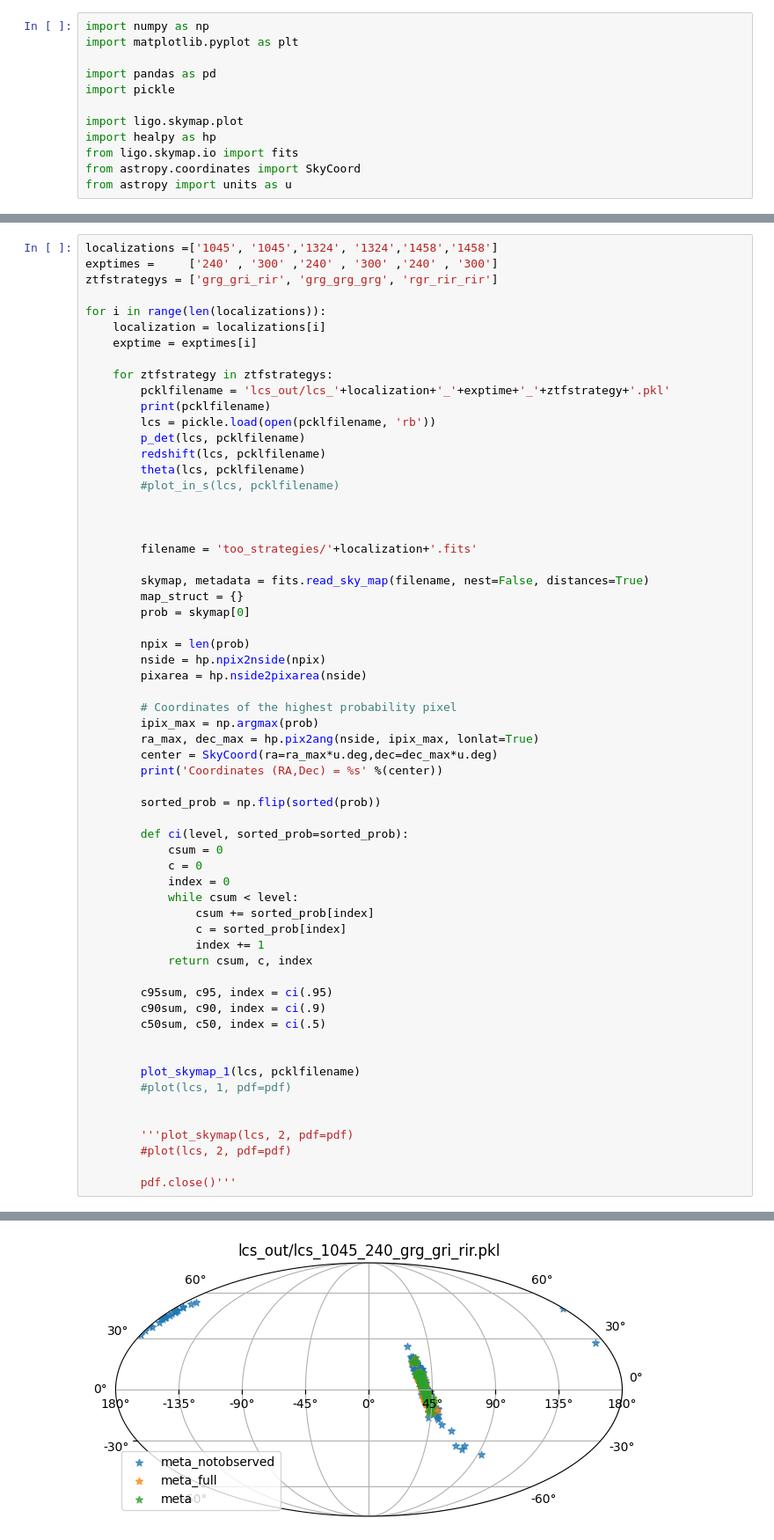
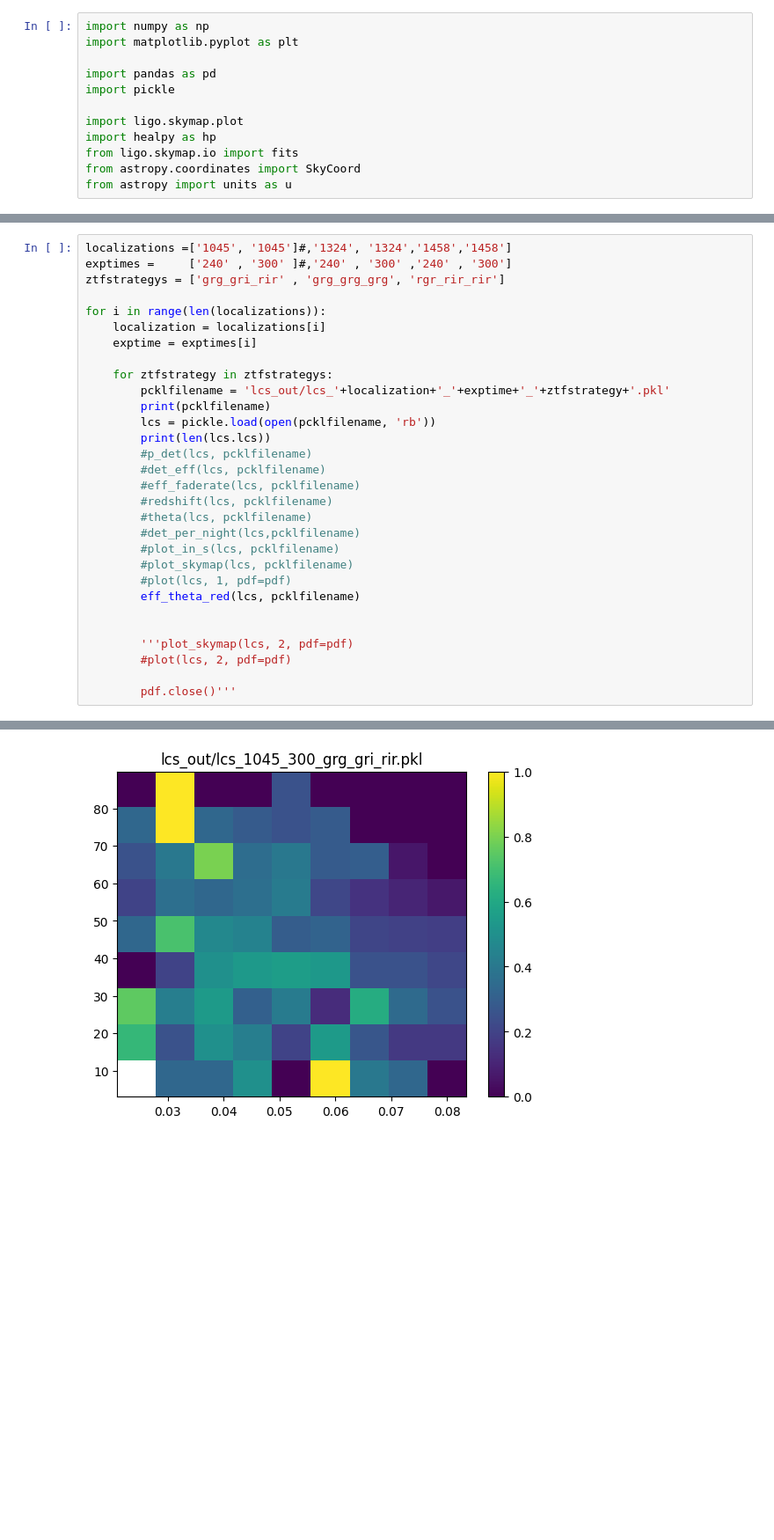
Before and after one commit to asaguescar/mma_searchstrategyO4, a Jupyter notebook: check_output_runs.ipynb, the cells around one changed output, grey strips where cells are left out. Shown at 88% size. Saved outputs shown, nothing was run; the diff lists cells and outputs as text; blank space fills up the shorter version.

```diff
--- a/check_output_runs.ipynb
+++ b/check_output_runs.ipynb
@@ -104,7 +512,7 @@ def plot_skymap_1(lcs,pcklfilename, threshold=5, pdf=None, savefig=None):
 # %%
-localizations =['1045', '1045','1324', '1324','1458','1458']
-exptimes =     ['240' , '300' ,'240' , '300' ,'240' , '300']
-ztfstrategys = ['grg_gri_rir', 'grg_grg_grg', 'rgr_rir_rir']
+localizations =['1045', '1045']#,'1324', '1324','1458','1458']
+exptimes =     ['240' , '300' ]#,'240' , '300' ,'240' , '300']
+ztfstrategys = ['grg_gri_rir' , 'grg_grg_grg', 'rgr_rir_rir']
 
 for i in range(len(localizations)):
     localization = localizations[i]
@@ -114,48 +522,17 @@ for i in range(len(localizations)):
         pcklfilename = 'lcs_out/lcs_'+localization+'_'+exptime+'_'+ztfstrategy+'.pkl'
         print(pcklfilename)
         lcs = pickle.load(open(pcklfilename, 'rb'))
-        p_det(lcs, pcklfilename)
-        redshift(lcs, pcklfilename)
-        theta(lcs, pcklfilename)
+        print(len(lcs.lcs))
+        #p_det(lcs, pcklfilename)
+        #det_eff(lcs, pcklfilename)
+        #eff_faderate(lcs, pcklfilename)
+        #redshift(lcs, pcklfilename)
+        #theta(lcs, pcklfilename)
+        #det_per_night(lcs,pcklfilename)
         #plot_in_s(lcs, pcklfilename)
-
-
-
-        filename = 'too_strategies/'+localization+'.fits'
-
-        skymap, metadata = fits.read_sky_map(filename, nest=False, distances=True)
-        map_struct = {}
-        prob = skymap[0]
-
-        npix = len(prob)
-        nside = hp.npix2nside(npix)
-        pixarea = hp.nside2pixarea(nside)
-
-        # Coordinates of the highest probability pixel
-        ipix_max = np.argmax(prob)
-        ra_max, dec_max = hp.pix2ang(nside, ipix_max, lonlat=True)
-        center = SkyCoord(ra=ra_max*u.deg,dec=dec_max*u.deg)
-        print('Coordinates (RA,Dec) = %s' %(center))
-
-        sorted_prob = np.flip(sorted(prob))
-
-        def ci(level, sorted_prob=sorted_prob):
-            csum = 0
-            c = 0
-            index = 0
-            while csum < level:
-                csum += sorted_prob[index]
-                c = sorted_prob[index]
-                index += 1
-            return csum, c, index
-
-        c95sum, c95, index = ci(.95)
-        c90sum, c90, index = ci(.9)
-        c50sum, c50, index = ci(.5)
-
-
-        plot_skymap_1(lcs, pcklfilename)
+        #plot_skymap(lcs, pcklfilename)
         #plot(lcs, 1, pdf=pdf)
+        eff_theta_red(lcs, pcklfilename)
 
 
         '''plot_skymap(lcs, 2, pdf=pdf)
@@ -172 +554 @@ Coordinates (RA,Dec) = <SkyCoord (ICRS): (ra, dec) in deg
-[figure, old version]
+[figure, new version]
```
Also changed, not shown: parts of 6 cells of this notebook, 1 other file.
